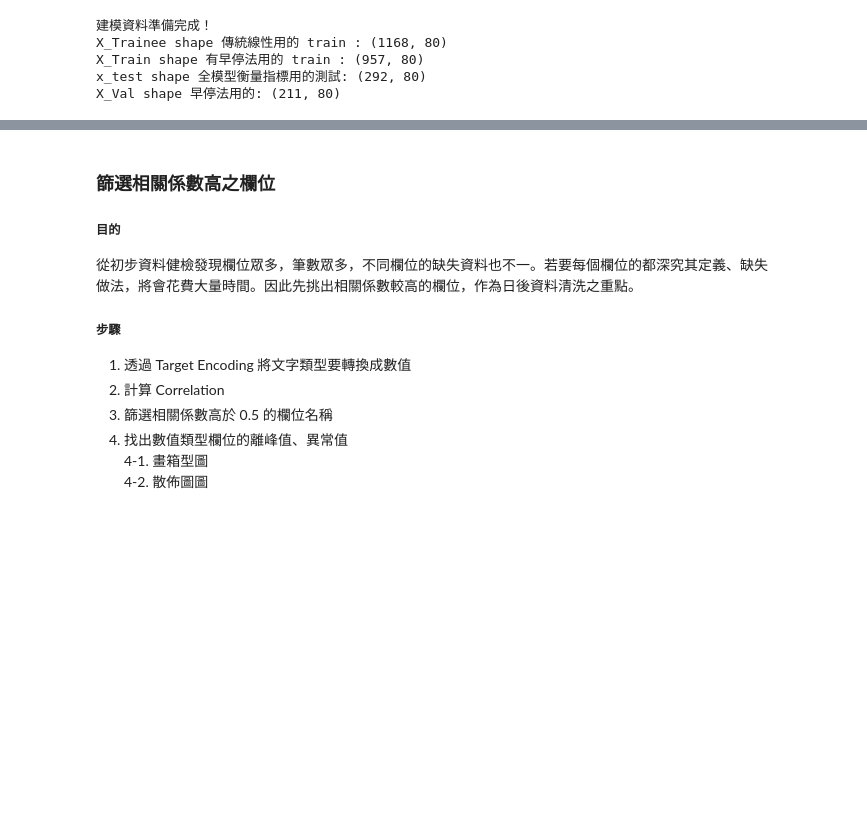
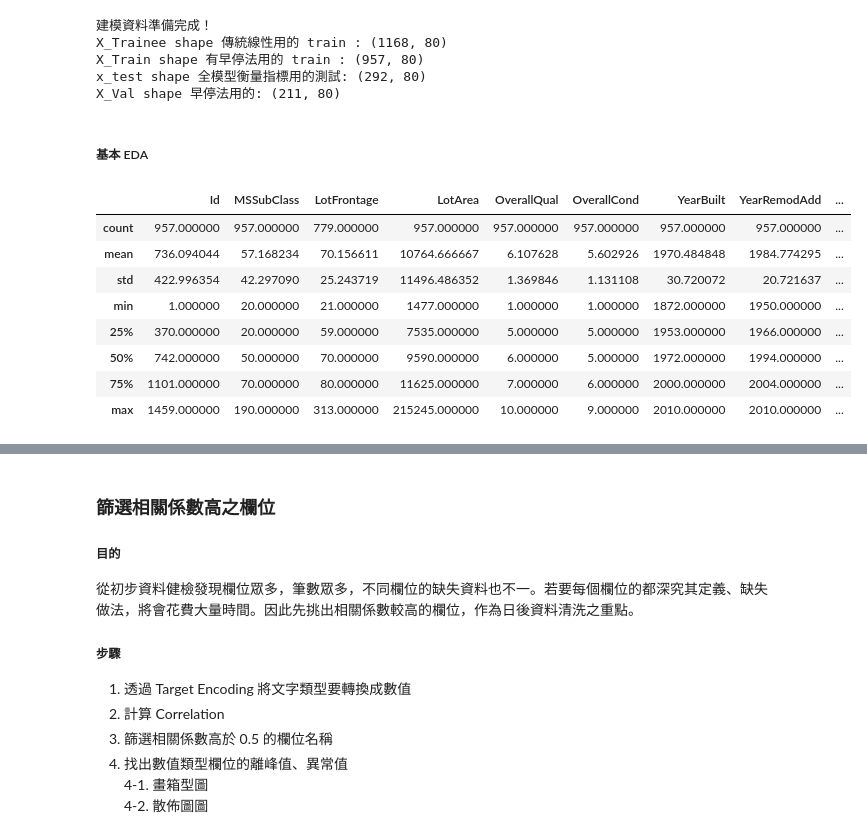
Before and after one commit to 94Rogerrrr/Python-Portfolio-HousePrice-Kaggle-2026, a Jupyter notebook: [Portfolio]Kaggle_HousePricePrediction.ipynb, the cells around one changed output, grey strips where cells are left out. Saved outputs shown, nothing was run; the diff lists cells and outputs as text; code cells hidden in the pictures; blank space fills up the shorter version.

```diff
--- a/[Portfolio]Kaggle_HousePricePrediction.ipynb
+++ b/[Portfolio]Kaggle_HousePricePrediction.ipynb
@@ -136,3 +73,5 @@ X_Trainee shape 傳統線性用的 train : (1168, 80)
 X_Train shape 有早停法用的 train : (957, 80)
 x_test shape 全模型衡量指標用的測試: (292, 80)
 X_Val shape 早停法用的: (211, 80)
+# %% [markdown]
+##### 基本 EDA
@@ -138,0 +80,15 @@ X_Val shape 早停法用的: (211, 80)
+# %%
+# 欄位太多會省略，要求數字類型表格要全數呈現
+pd.set_option('display.max_columns', None)
+pd.set_option('display.max_rows',None)
+dfForHeatMap.describe()
+# %% [output]
+|  | Id | MSSubClass | LotFrontage | LotArea | OverallQual | OverallCond | YearBuilt | YearRemodAdd | ... |
+| count | 957.000000 | 957.000000 | 779.000000 | 957.000000 | 957.000000 | 957.000000 | 957.000000 | 957.000000 | ... |
+| mean | 736.094044 | 57.168234 | 70.156611 | 10764.666667 | 6.107628 | 5.602926 | 1970.484848 | 1984.774295 | ... |
+| std | 422.996354 | 42.297090 | 25.243719 | 11496.486352 | 1.369846 | 1.131108 | 30.720072 | 20.721637 | ... |
+| min | 1.000000 | 20.000000 | 21.000000 | 1477.000000 | 1.000000 | 1.000000 | 1872.000000 | 1950.000000 | ... |
+| 25% | 370.000000 | 20.000000 | 59.000000 | 7535.000000 | 5.000000 | 5.000000 | 1953.000000 | 1966.000000 | ... |
+| 50% | 742.000000 | 50.000000 | 70.000000 | 9590.000000 | 6.000000 | 5.000000 | 1972.000000 | 1994.000000 | ... |
+| 75% | 1101.000000 | 70.000000 | 80.000000 | 11625.000000 | 7.000000 | 6.000000 | 2000.000000 | 2004.000000 | ... |
+| max | 1459.000000 | 190.000000 | 313.000000 | 215245.000000 | 10.000000 | 9.000000 | 2010.000000 | 2010.000000 | ... |
```
Also changed, not shown: parts of 16 cells of this notebook, 1 other file.
